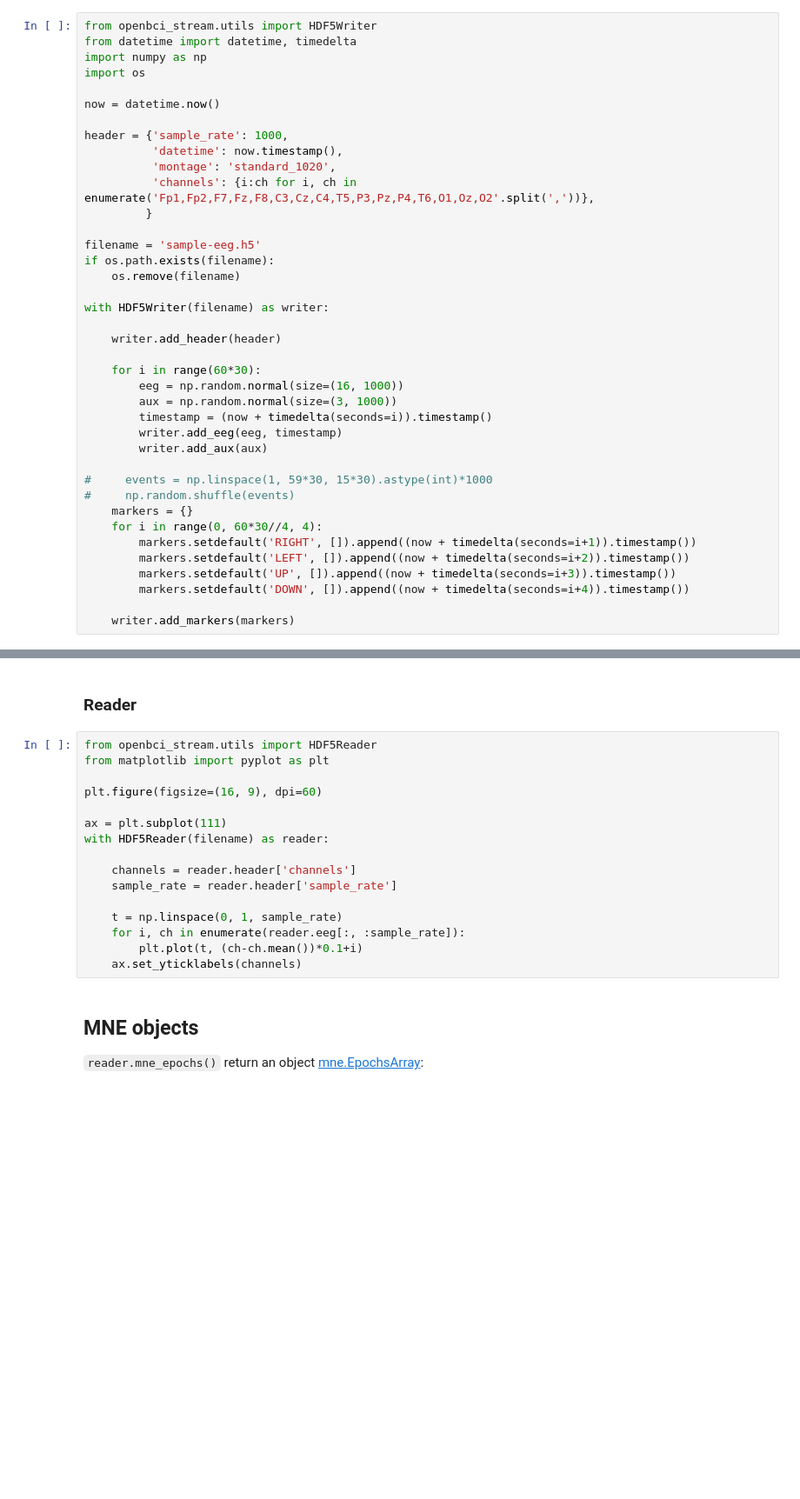
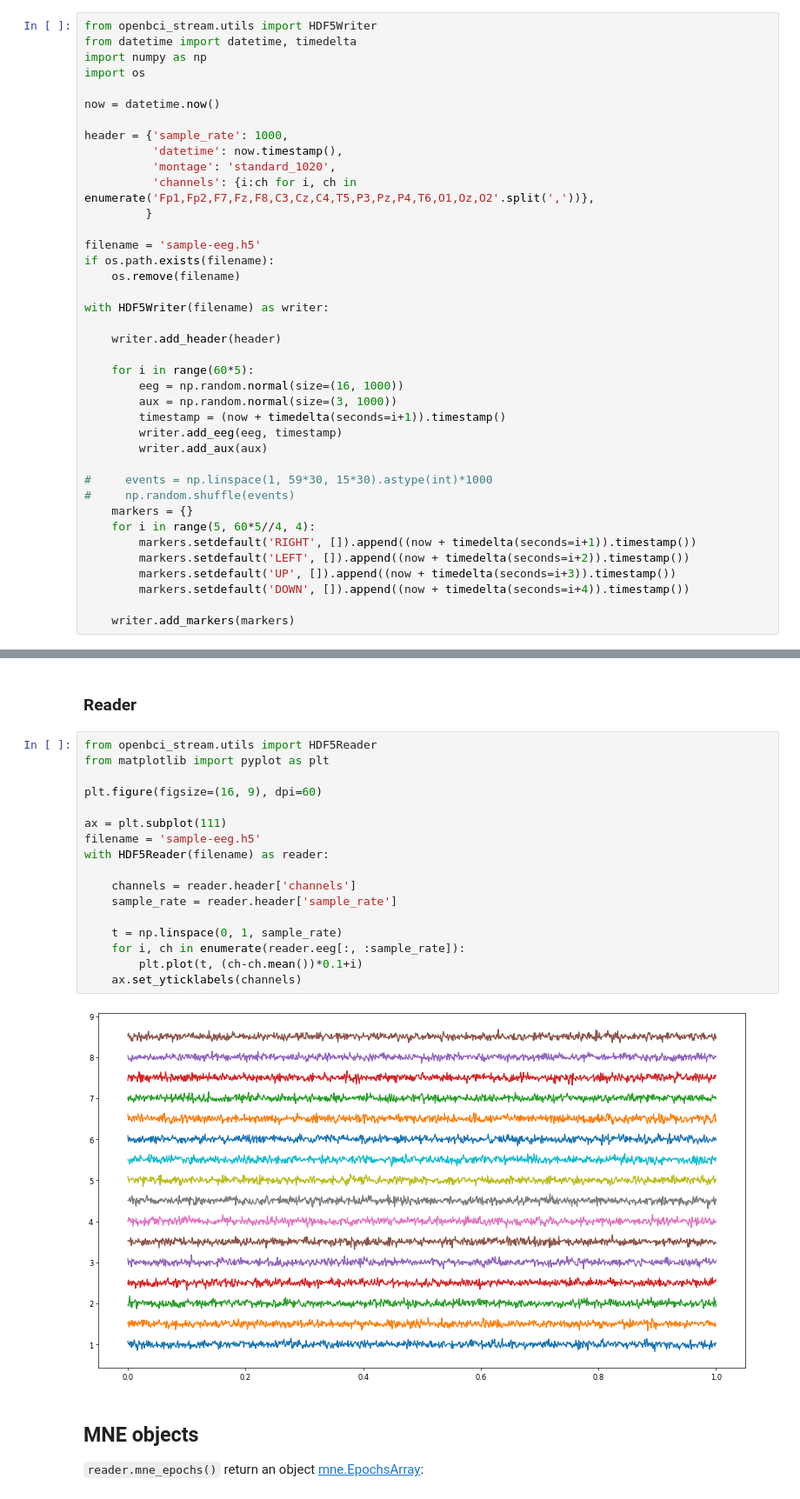
Before and after one commit to UN-GCPDS/openbci-stream, a Jupyter notebook: docs/source/notebooks/07-data_storage_handler.ipynb, the cells around one changed output, grey strips where cells are left out. Shown at 87% size. Drawn from its saved outputs; the diff is of its cells as text; blank space fills up the shorter version.

```diff
--- a/docs/source/notebooks/07-data_storage_handler.ipynb
+++ b/docs/source/notebooks/07-data_storage_handler.ipynb
@@ -183,17 +186,17 @@ with HDF5Writer(filename) as writer:
 
     writer.add_header(header)
 
-    for i in range(60*30):
+    for i in range(60*5):
         eeg = np.random.normal(size=(16, 1000))
         aux = np.random.normal(size=(3, 1000))
-        timestamp = (now + timedelta(seconds=i)).timestamp()
+        timestamp = (now + timedelta(seconds=i+1)).timestamp()
         writer.add_eeg(eeg, timestamp)
         writer.add_aux(aux)
 
 #     events = np.linspace(1, 59*30, 15*30).astype(int)*1000
 #     np.random.shuffle(events)
     markers = {}
-    for i in range(0, 60*30//4, 4):
+    for i in range(5, 60*5//4, 4):
         markers.setdefault('RIGHT', []).append((now + timedelta(seconds=i+1)).timestamp())
         markers.setdefault('LEFT', []).append((now + timedelta(seconds=i+2)).timestamp())
         markers.setdefault('UP', []).append((now + timedelta(seconds=i+3)).timestamp())
@@ -205,19 +211,22 @@ with HDF5Writer(filename) as writer:
 # %%
 from openbci_stream.utils import HDF5Reader
 from matplotlib import pyplot as plt
 
 plt.figure(figsize=(16, 9), dpi=60)
 
 ax = plt.subplot(111)
+filename = 'sample-eeg.h5'
 with HDF5Reader(filename) as reader:
 
     channels = reader.header['channels']
     sample_rate = reader.header['sample_rate']
 
     t = np.linspace(0, 1, sample_rate)
     for i, ch in enumerate(reader.eeg[:, :sample_rate]):
         plt.plot(t, (ch-ch.mean())*0.1+i)
     ax.set_yticklabels(channels)
+# %% [output]
+[figure, added]
 # %% [markdown]
 ## MNE objects
 
```
Also changed, not shown: parts of 8 cells of this notebook, 6 other files.
